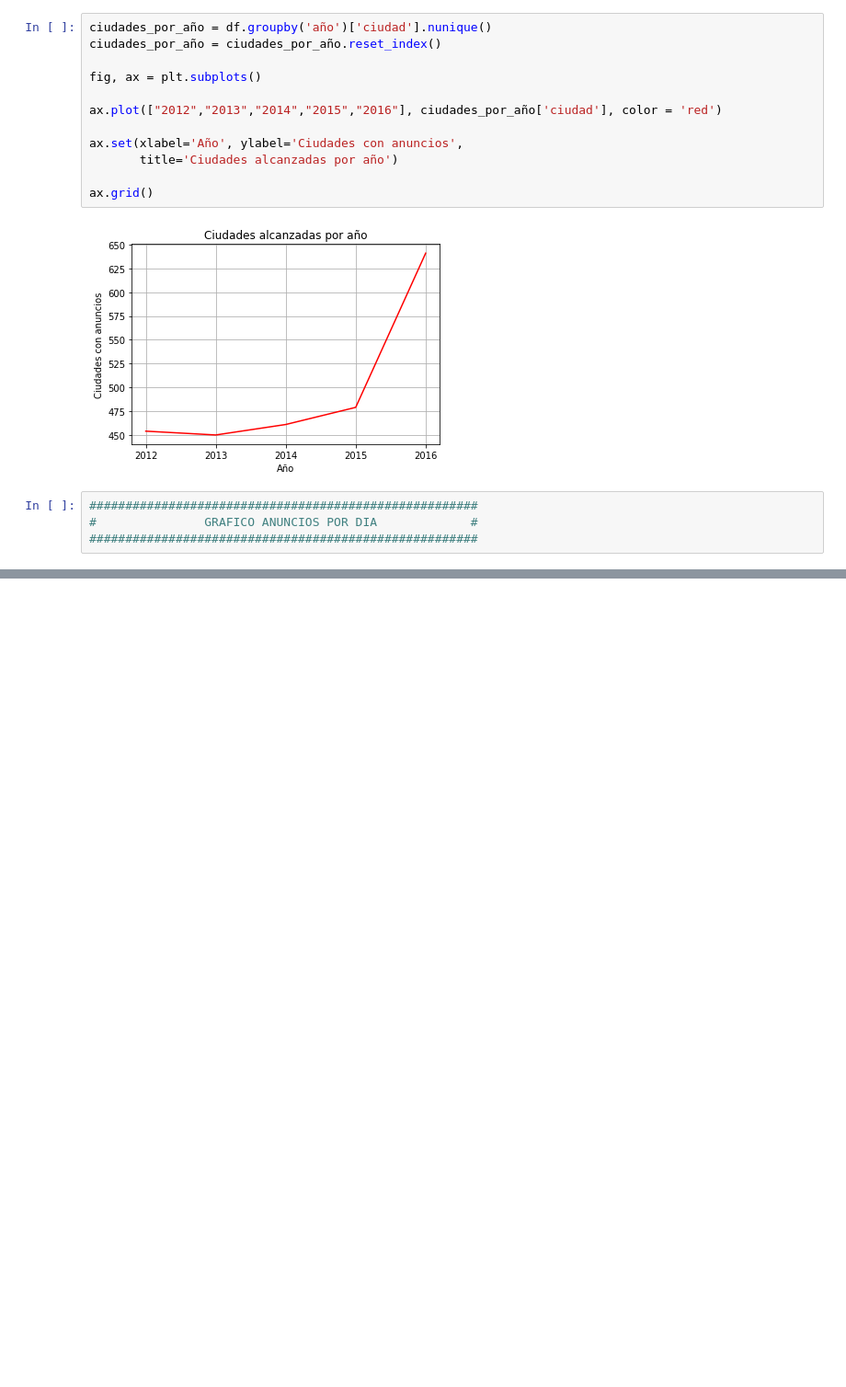
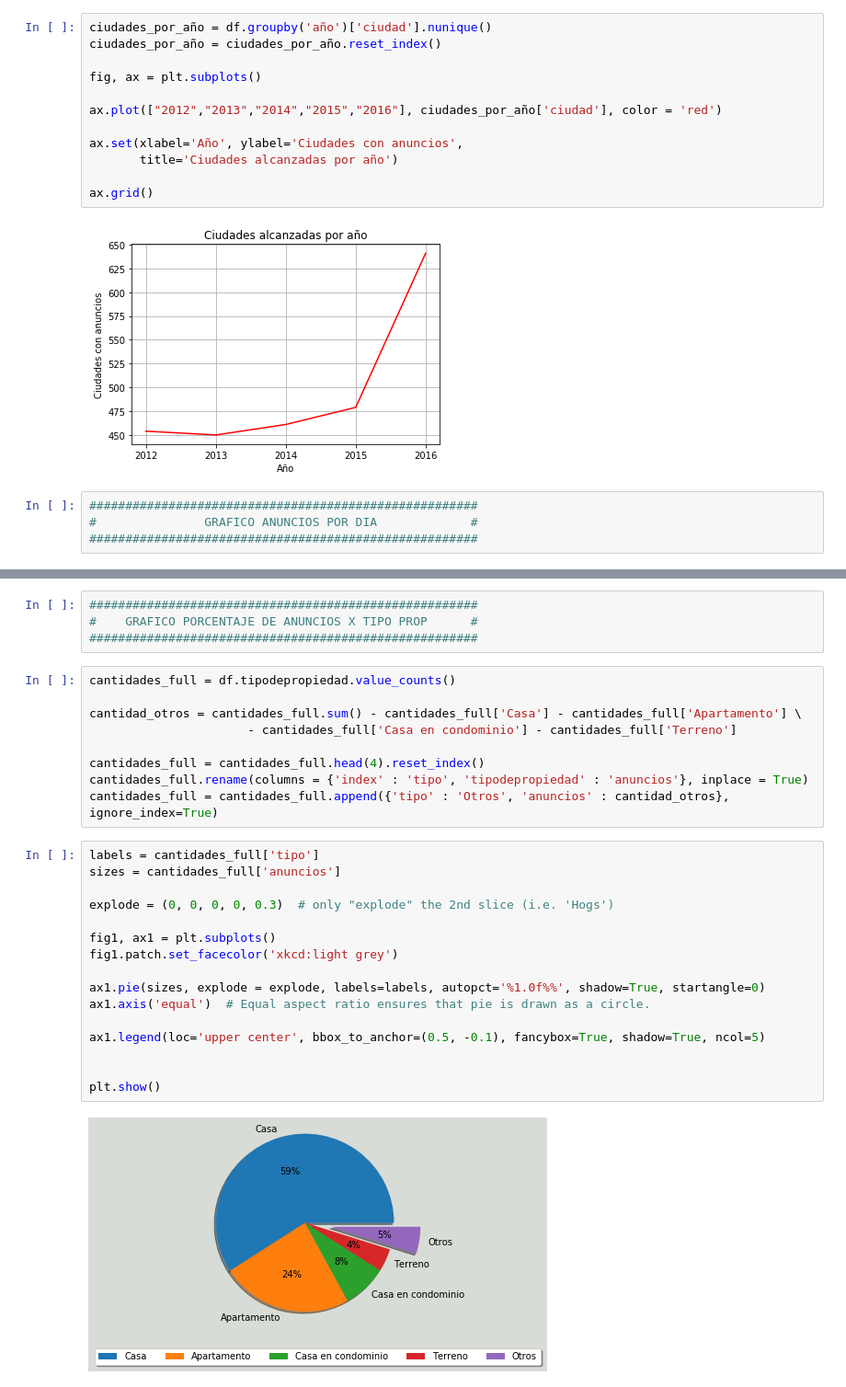
Before and after one commit to lorenzolgz/orgadatostp1, a Jupyter notebook: Analisis_Lolo_clean.ipynb, the cells around one changed output, grey strips where cells are left out. Shown at 92% size. Saved outputs shown, nothing was run; the diff lists cells and outputs as text; blank space fills up the shorter version.

```diff
--- a/Analisis_Lolo_clean.ipynb
+++ b/Analisis_Lolo_clean.ipynb
@@ -162,0 +235,31 @@ plt.bar(y_pos, performance, color = 'red', align='center', alpha=0.7, zorder =5)
+# %%
+######################################################
+#    GRAFICO PORCENTAJE DE ANUNCIOS X TIPO PROP      #
+######################################################
+# %%
+cantidades_full = df.tipodepropiedad.value_counts()
+
+cantidad_otros = cantidades_full.sum() - cantidades_full['Casa'] - cantidades_full['Apartamento'] \
+                      - cantidades_full['Casa en condominio'] - cantidades_full['Terreno']
+
+cantidades_full = cantidades_full.head(4).reset_index()
+cantidades_full.rename(columns = {'index' : 'tipo', 'tipodepropiedad' : 'anuncios'}, inplace = True)
+cantidades_full = cantidades_full.append({'tipo' : 'Otros', 'anuncios' : cantidad_otros}, ignore_index=True)
+# %%
+labels = cantidades_full['tipo']
+sizes = cantidades_full['anuncios']
+
+explode = (0, 0, 0, 0, 0.3)  # only "explode" the 2nd slice (i.e. 'Hogs')
+
+fig1, ax1 = plt.subplots()
+fig1.patch.set_facecolor('xkcd:light grey')
+
+ax1.pie(sizes, explode = explode, labels=labels, autopct='%1.0f%%', shadow=True, startangle=0)
+ax1.axis('equal')  # Equal aspect ratio ensures that pie is drawn as a circle.
+
+ax1.legend(loc='upper center', bbox_to_anchor=(0.5, -0.1), fancybox=True, shadow=True, ncol=5)
+
+
+plt.show()
+# %% [output]
+[figure, added]
```
Also changed, not shown: parts of 6 cells of this notebook, 1 other file.
